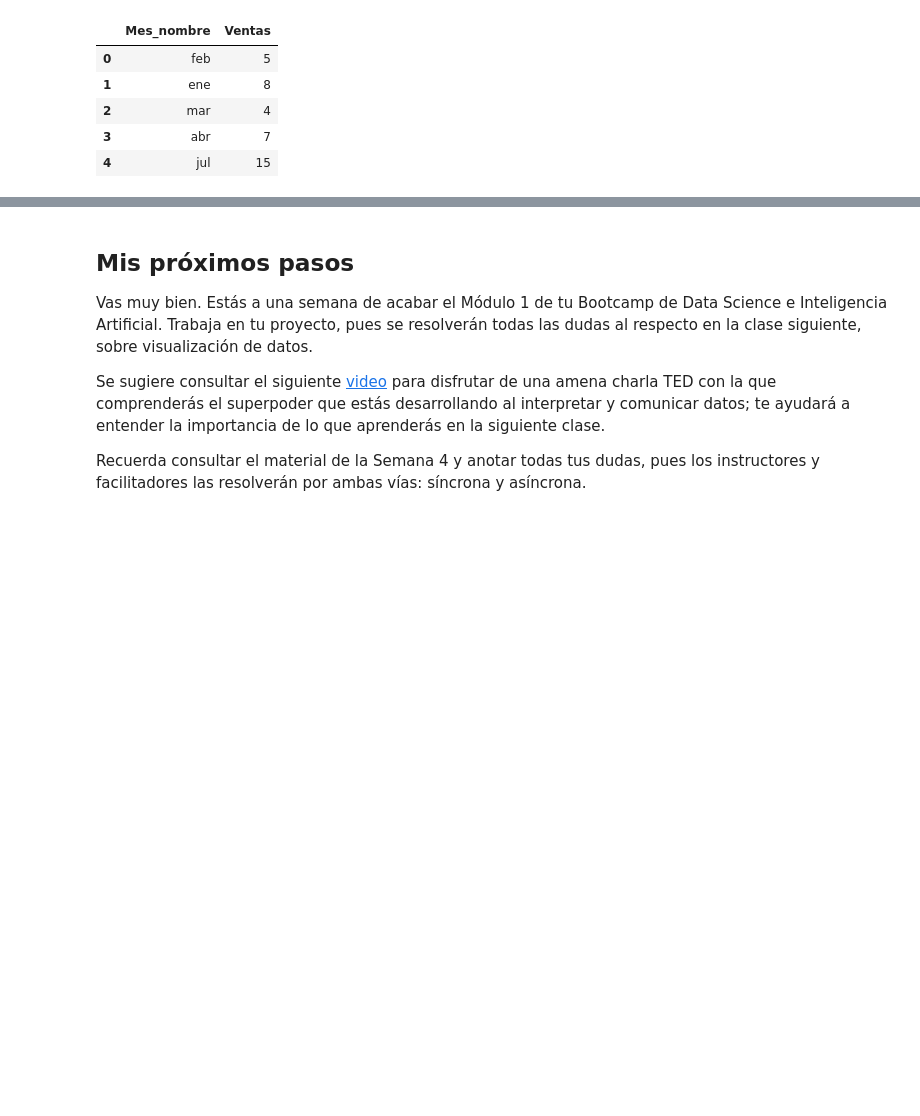
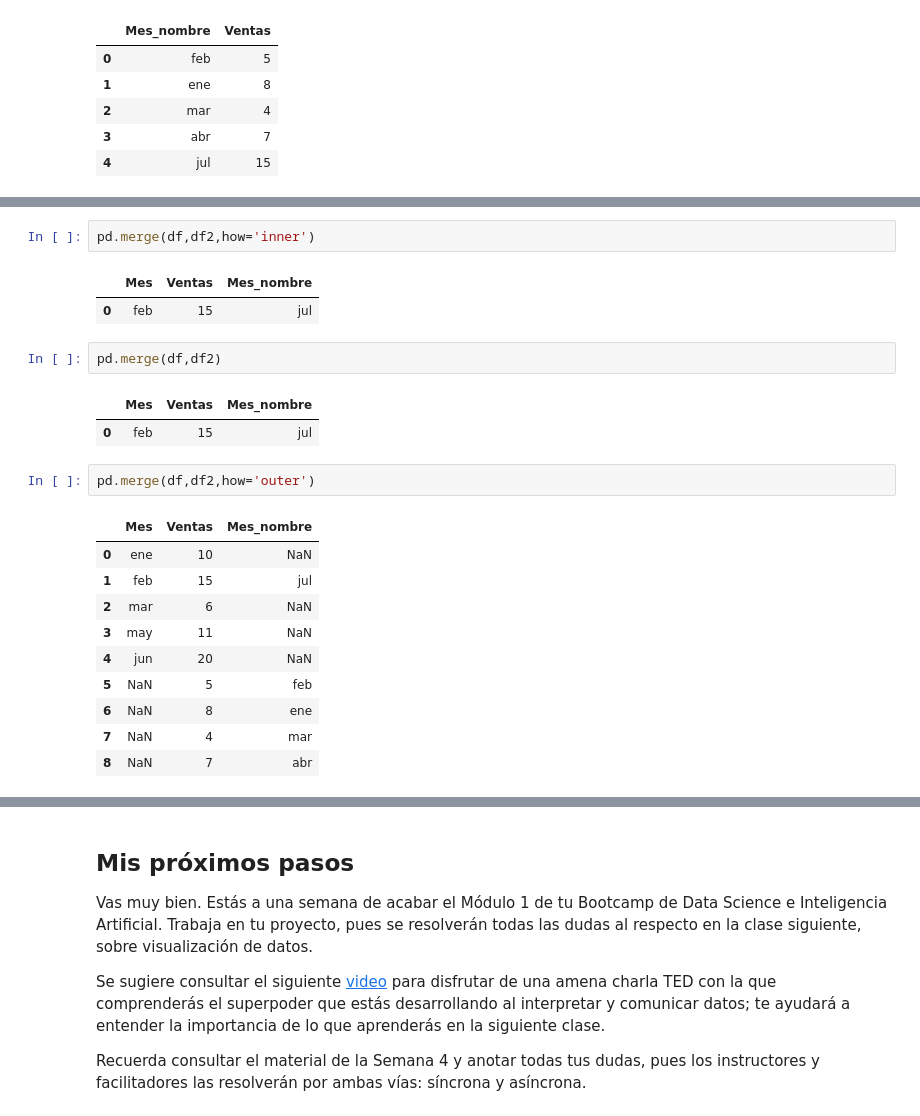
Before and after one commit to andreablass/pythonCamp, a Jupyter notebook: semana3/M1S3_Bases_de_datos_relacionales_y_no_relacionales.ipynb, the cells around one changed output, grey strips where cells are left out. Drawn from its saved outputs; the diff is of its cells as text; blank space fills up the shorter version.

```diff
--- a/semana3/M1S3_Bases_de_datos_relacionales_y_no_relacionales.ipynb
+++ b/semana3/M1S3_Bases_de_datos_relacionales_y_no_relacionales.ipynb
@@ -524,0 +558,23 @@ df2
+# %%
+pd.merge(df,df2,how='inner')
+# %% [output]
+|  | Mes | Ventas | Mes_nombre |
+| 0 | feb | 15 | jul |
+# %%
+pd.merge(df,df2)
+# %% [output]
+|  | Mes | Ventas | Mes_nombre |
+| 0 | feb | 15 | jul |
+# %%
+pd.merge(df,df2,how='outer')
+# %% [output]
+|  | Mes | Ventas | Mes_nombre |
+| 0 | ene | 10 | NaN |
+| 1 | feb | 15 | jul |
+| 2 | mar | 6 | NaN |
+| 3 | may | 11 | NaN |
+| 4 | jun | 20 | NaN |
+| 5 | NaN | 5 | feb |
+| 6 | NaN | 8 | ene |
+| 7 | NaN | 4 | mar |
+| 8 | NaN | 7 | abr |
```
Also changed, not shown: parts of 10 cells of this notebook.
